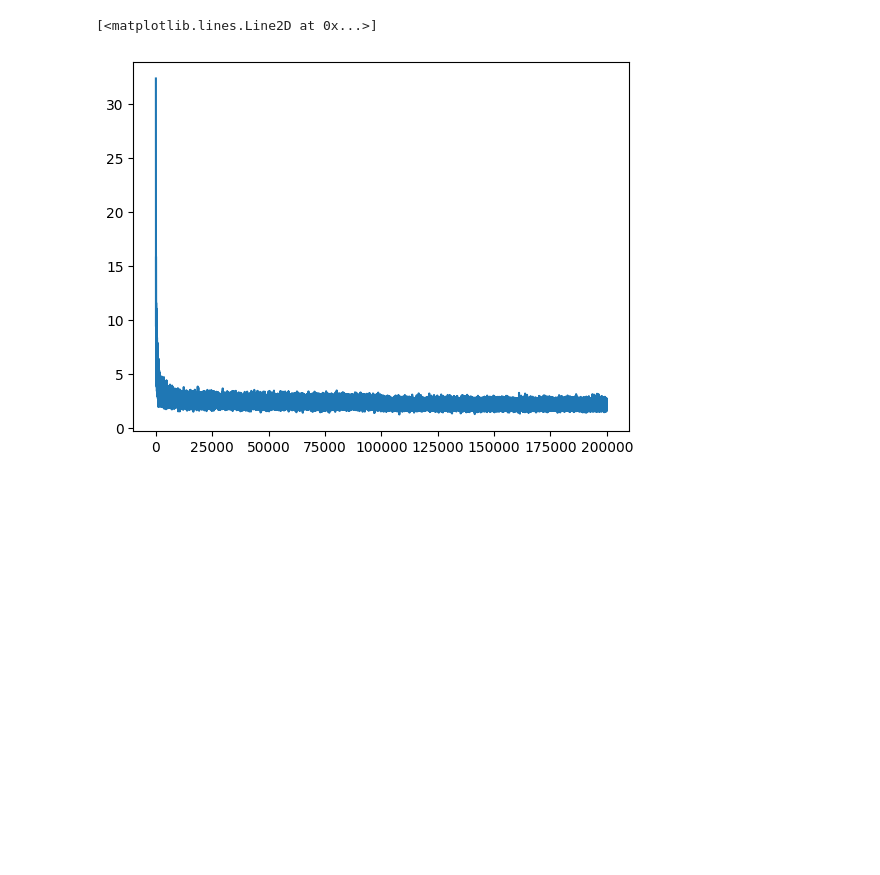
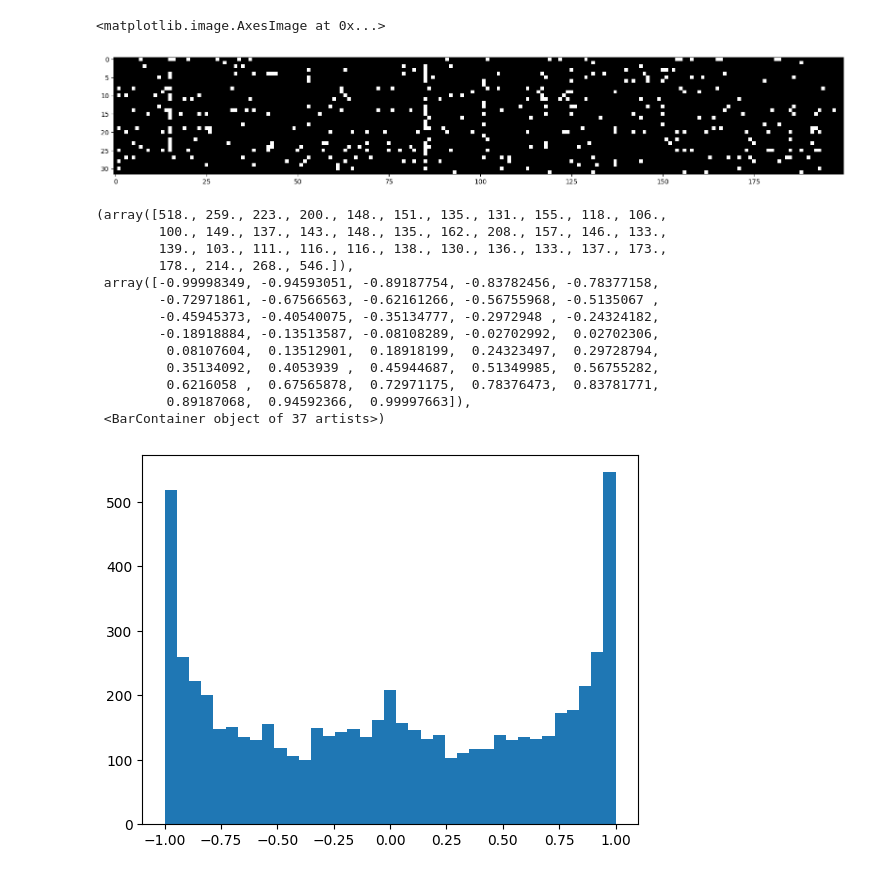
Before and after one commit to Dinuda/makemore, a Jupyter notebook: batchNorm.ipynb, the cells around one changed output. Saved outputs shown, nothing was run; the diff lists cells and outputs as text; code cells hidden in the pictures; blank space fills up the shorter version.

```diff
--- a/batchNorm.ipynb
+++ b/batchNorm.ipynb
@@ -52,12 +93,17 @@ n_hidden = 200 # dimensionality of neurons in the hidden layer
 
 g = torch.Generator().manual_seed(21476891001)
 C = torch.randn((vocab_size, n_embd), generator=g)
-W1 = torch.randn((n_embd * block_size, n_hidden), generator=g)
-b1 = torch.randn(n_hidden, generator=g)
-W2 = torch.randn((n_hidden, vocab_size), generator=g)
-b2 = torch.randn((vocab_size), generator=g)
+W1 = torch.randn((n_embd * block_size, n_hidden), generator=g) * (5/3) / (30 ** 0.5) # calculate gain / (n_embd * blocksize ** 0.5) normalize W for preactivation
+#b1 = torch.randn(n_hidden, generator=g) * 0.01
+W2 = torch.randn((n_hidden, vocab_size), generator=g) * 0.01
+b2 = torch.randn((vocab_size), generator=g) * 0
 
-parameters = [C, W1, b1, W2, b2]
+bngain = torch.ones((1, n_hidden))
+bnbias = torch.zeros((1, n_hidden))
+bnmean_running = torch.zeros((1, n_hidden))
+bnstd_running = torch.ones((1, n_hidden))
+
+parameters = [C, W1, W2, b2, bngain, bnbias]
 print(sum(p.nelement() for p in parameters))
 for p in parameters:
     p.requires_grad = True
@@ -65,0 +112,10 @@ for p in parameters:
+# %%
+# initial loss = 32
+expected_loss = -torch.tensor(1 / 27).log()
+
+# 4-dim example of issue
+# logits = torch.tensor([0.0, 0.0, 0.0, 0.0])
+logits = torch.randn(4) * 10
+probs = torch.softmax(logits, dim=0)
+loss = -probs[2].log()
+probs, loss
@@ -78,7 +136,16 @@ for i in range(max_steps):
     # forward pass
     emb = C[Xb]
     embcat = emb.view(emb.shape[0], -1) # == torch.cat(torch.unbind(emb, 1), 1) - cat() allocates to a new memory
-    hpreact = embcat @ W1 + b1
+    hpreact = embcat @ W1 # + b1 if added bias cancells out at bnmeani
+    bnmeani = hpreact.mean(0, keepdim=True)
+    bnstdi  = hpreact.std(0, keepdim=True)
+    # batch normalization layer
+    hpreact = bngain * (hpreact - bnmeani) / bnstdi + bnbias + 0.0000000001 # + epsilon
+
+    with torch.no_grad():
+        bnmean_running = 0.999 * bnmean_running + 0.001 + bnmeani # offsetting and scaling to avoid jitter
+        bnstd_running = 0.999 * bnstd_running + 0.001 * bnstdi
+
     h = torch.tanh(hpreact)
     logits = h @ W2 + b2
     loss = F.cross_entropy(logits, Yb)
@@ -120,5 +187,25 @@ for i in range(max_steps):
-# %%
-plt.plot(lossi)
-# %% [output]
-[<matplotlib.lines.Line2D at 0x...>]
-[figure, removed]
+# %%
+plt.figure(figsize=(20, 10))
+plt.imshow(h.abs() > 0.99, cmap='grey', interpolation='nearest') #aboslute value of h, how ofren it is in the flat region(-1, 1)
+# all tanh neurons backward gradients are destroyed, dead neuron of complete white
+# %% [output]
+<matplotlib.image.AxesImage at 0x...>
+[figure, added]
+# %%
+
+plt.hist(h.view(-1).tolist(), int(2*(len(h.view(-1).tolist()) ** (1. / 3))))
+# %% [output]
+(array([518., 259., 223., 200., 148., 151., 135., 131., 155., 118., 106.,
+        100., 149., 137., 143., 148., 135., 162., 208., 157., 146., 133.,
+        139., 103., 111., 116., 116., 138., 130., 136., 133., 137., 173.,
+        178., 214., 268., 546.]),
+ array([-0.99998349, -0.94593051, -0.89187754, -0.83782456, -0.78377158,
+        -0.72971861, -0.67566563, -0.62161266, -0.56755968, -0.5135067 ,
+        -0.45945373, -0.40540075, -0.35134777, -0.2972948 , -0.24324182,
+        -0.18918884, -0.13513587, -0.08108289, -0.02702992,  0.02702306,
+         0.08107604,  0.13512901,  0.18918199,  0.24323497,  0.29728794,
+         0.35134092,  0.4053939 ,  0.45944687,  0.51349985,  0.56755282,
+         0.6216058 ,  0.67565878,  0.72971175,  0.78376473,  0.83781771,
+         0.89187068,  0.94592366,  0.99997663]),
+ <BarContainer object of 37 artists>)
+[figure, added]
```
Also changed, not shown: parts of 11 cells of this notebook, 1 other file.
